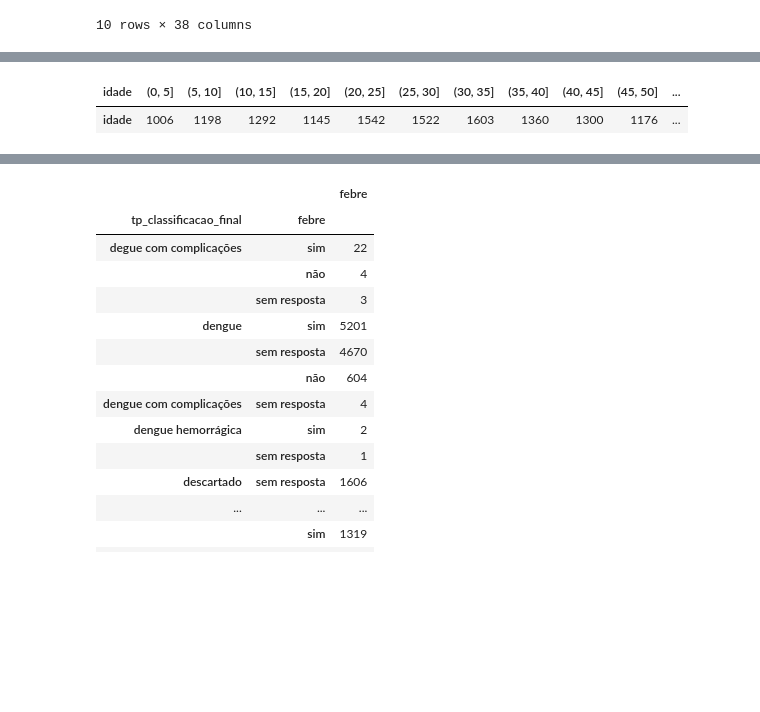
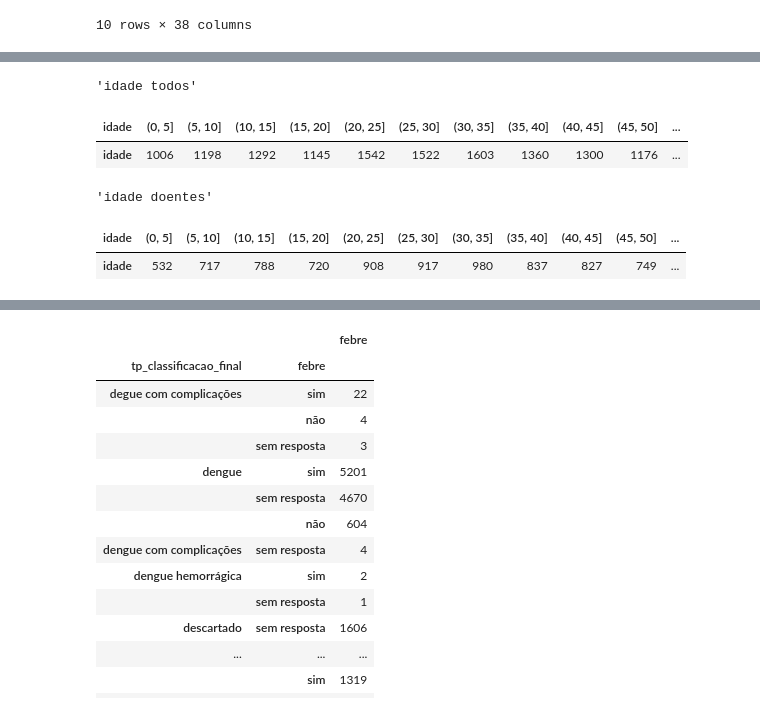
Before and after one commit to if1015-datascience-ufpe/2018-1-projeto-apt, a Jupyter notebook: dengue.ipynb, the cells around one changed output, grey strips where cells are left out. Saved outputs shown, nothing was run; the diff lists cells and outputs as text; code cells hidden in the pictures; blank space fills up the shorter version.

```diff
--- a/dengue.ipynb
+++ b/dengue.ipynb
@@ -219,16 +219,26 @@ hv.Bars(scholarity)
 | count | 18 | 35 | 23 | 38 | ... |
 [interactive output not drawn]
 # %%
-%%opts Histogram [width=700 tools=['hover']]
+%%opts Histogram [width=700 tools=['hover']] (alpha=0.5)
 
 age_bins = np.arange(0, 101, 5)
 df['idade'] = df['dt_nascimento'].apply(lambda data: 2016 - int(data[-4:]))
 df['idade'] = pd.cut(df['idade'], bins=age_bins)
 
-display(df.groupby('idade').size().sort_index().rename('idade').to_frame().T)
+display('idade todos', df.groupby('idade').size().sort_index().rename('idade').to_frame().T)
+display(
+    'idade doentes',
+    df[df['tp_classificacao_final'].apply(lambda c: c.startswith('dengue'))]
+        .groupby('idade').size().sort_index().rename('idade').to_frame().T
+)
 
-hv.Histogram(np.histogram(df['idade'].apply(lambda i: i.mid), bins=20,  range=(0, 100)))
+hv.Histogram(np.histogram(df['idade'].apply(lambda i: i.mid), bins=20,  range=(0, 100))) *\
+hv.Histogram(np.histogram(df[df['tp_classificacao_final'].apply(lambda c: c.startswith('dengue'))]['idade'].apply(lambda i: i.mid), bins=20,  range=(0, 100)))
 # %% [output]
+'idade todos'
 | idade | (0, 5] | (5, 10] | (10, 15] | (15, 20] | (20, 25] | (25, 30] | (30, 35] | (35, 40] | (40, 45] | (45, 50] | ... |
 | idade | 1006 | 1198 | 1292 | 1145 | 1542 | 1522 | 1603 | 1360 | 1300 | 1176 | ... |
+'idade doentes'
+| idade | (0, 5] | (5, 10] | (10, 15] | (15, 20] | (20, 25] | (25, 30] | (30, 35] | (35, 40] | (40, 45] | (45, 50] | ... |
+| idade | 532 | 717 | 788 | 720 | 908 | 917 | 980 | 837 | 827 | 749 | ... |
 [interactive output not drawn]
```
Also changed, not shown: parts of 4 cells of this notebook.
